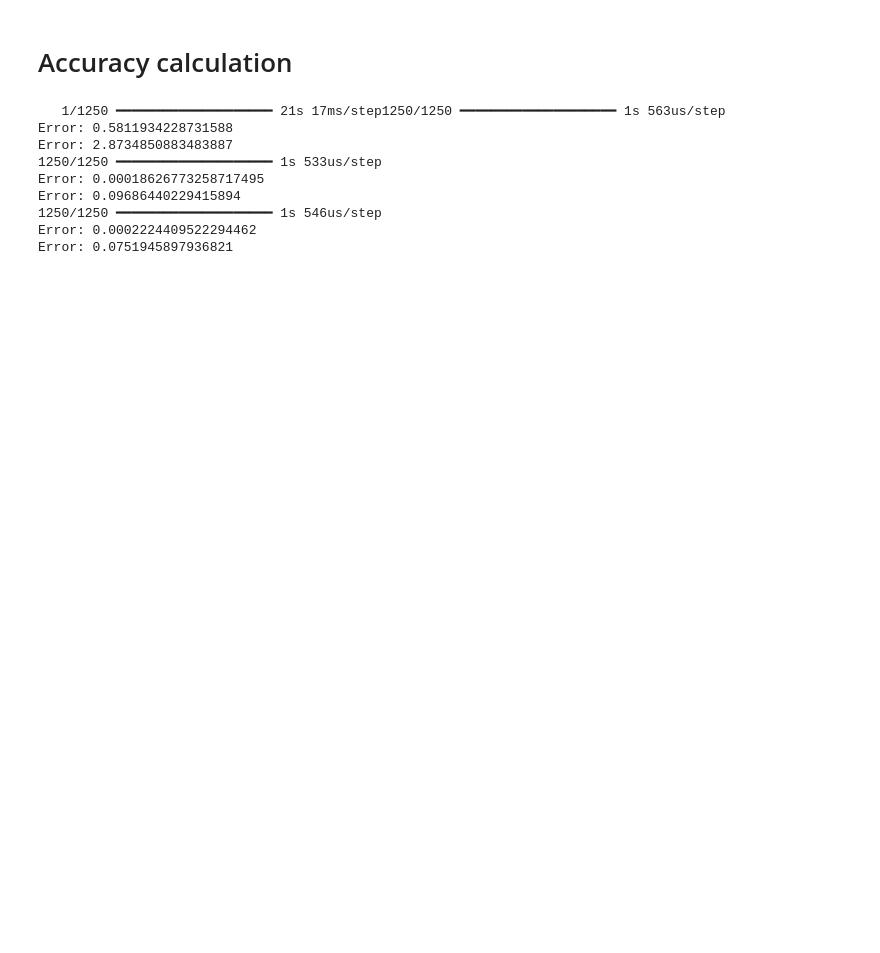
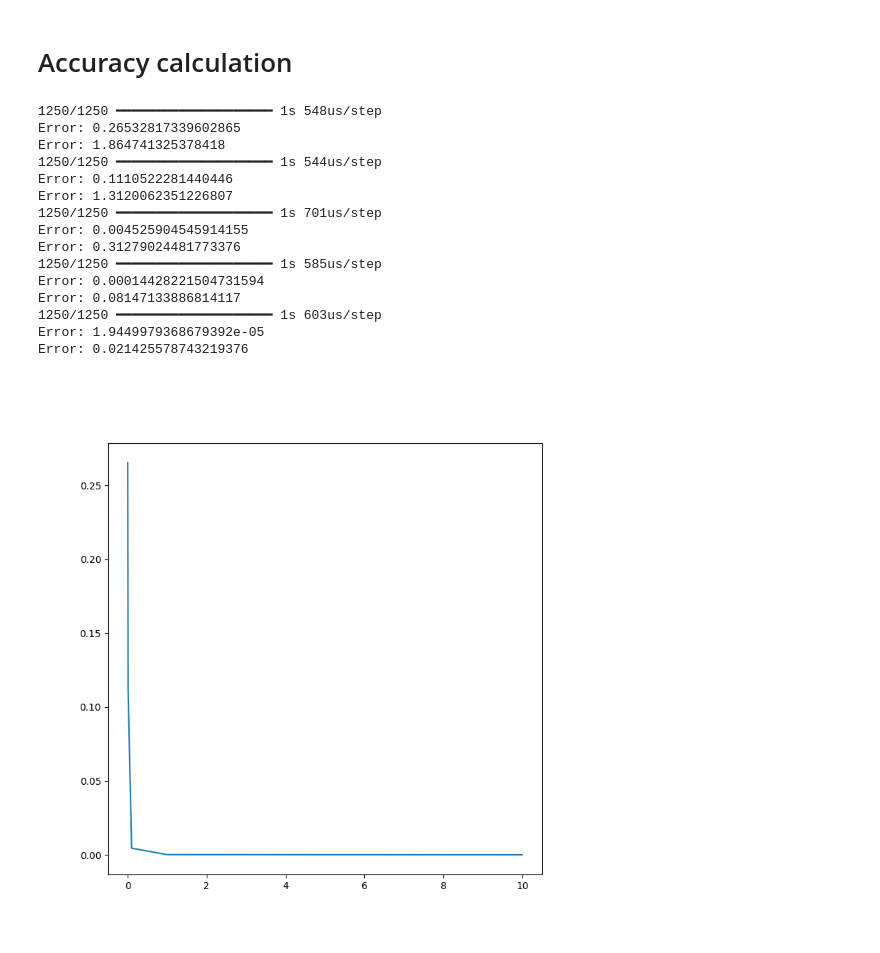
Before and after one commit to C0c0n4t/PINN_Poisson, a Jupyter notebook: src/puasson.ipynb, the cells around one changed output. Saved outputs shown, nothing was run; the diff lists cells and outputs as text; code cells hidden in the pictures; blank space fills up the shorter version.

```diff
--- a/src/puasson.ipynb
+++ b/src/puasson.ipynb
@@ -257,19 +222,33 @@ ValueError: not enough values to unpack (expected 3, got 2)
 # %%
 from accuracy import AccuracyCalc
 
+errors_record = []
+
 # 0 koef has bad accuracy)
-for i in range(3):
-    model.load_weights(checkpoint_path(i))
+for i in koefs[:-2]:
+    # koef = print(koef_path(i))
+    model.load_weights(koef_path(i))
     calc = AccuracyCalc(model, real_u, area=np.array(pred_coord))
+    errors_record.append(calc.mse())
     print("Error:", calc.mse())
     print("Error:", calc.maxe())
+
+# plt.plot(koefs, errors_record, label="Errors")
+plotter.plot_error(koefs[:-2], errors_record)
 # %% [output]
-   1/1250 ━━━━━━━━━━━━━━━━━━━━ 21s 17ms/step1250/1250 ━━━━━━━━━━━━━━━━━━━━ 1s 563us/step
-Error: 0.5811934228731588
-Error: 2.8734850883483887
-1250/1250 ━━━━━━━━━━━━━━━━━━━━ 1s 533us/step
-Error: 0.00018626773258717495
-Error: 0.09686440229415894
-1250/1250 ━━━━━━━━━━━━━━━━━━━━ 1s 546us/step
-Error: 0.0002224409522294462
-Error: 0.0751945897936821
+1250/1250 ━━━━━━━━━━━━━━━━━━━━ 1s 548us/step
+Error: 0.26532817339602865
+Error: 1.864741325378418
+1250/1250 ━━━━━━━━━━━━━━━━━━━━ 1s 544us/step
+Error: 0.1110522281440446
+Error: 1.3120062351226807
+1250/1250 ━━━━━━━━━━━━━━━━━━━━ 1s 701us/step
+Error: 0.004525904545914155
+Error: 0.31279024481773376
+1250/1250 ━━━━━━━━━━━━━━━━━━━━ 1s 585us/step
+Error: 0.00014428221504731594
+Error: 0.08147133886814117
+1250/1250 ━━━━━━━━━━━━━━━━━━━━ 1s 603us/step
+Error: 1.9449979368679392e-05
+Error: 0.021425578743219376
+[figure, added]
```
Also changed, not shown: parts of 8 cells of this notebook, 2 other files.
